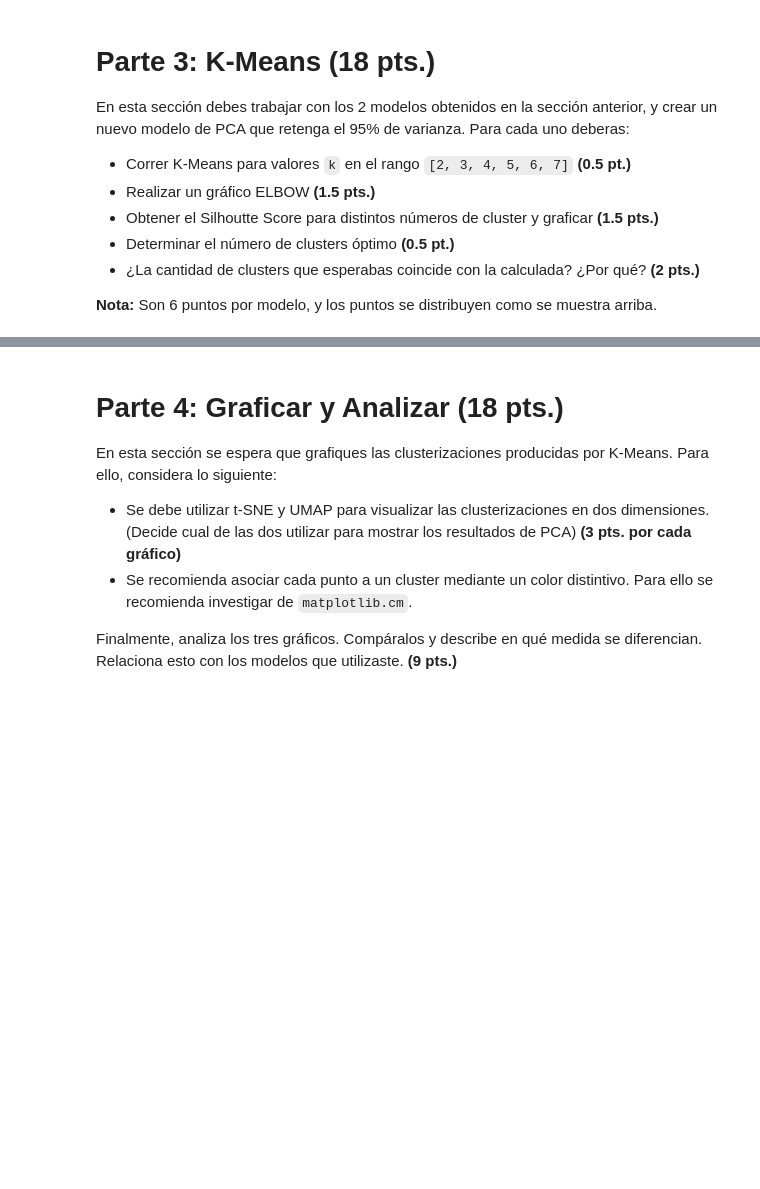
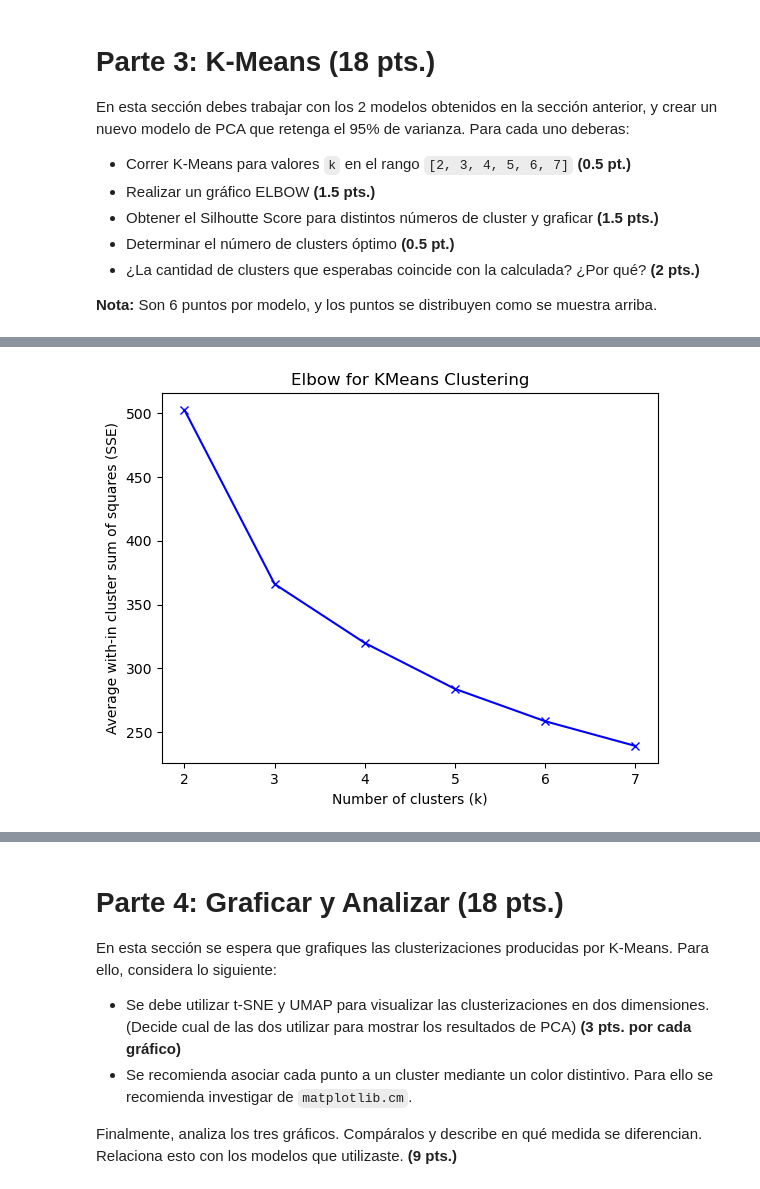
Before and after one commit to pedrozavalat/iic2433-tareas, a Jupyter notebook: t2/T2.ipynb, the cells around one changed output, grey strips where cells are left out. Saved outputs shown, nothing was run; the diff lists cells and outputs as text; code cells hidden in the pictures; blank space fills up the shorter version.

```diff
--- a/t2/T2.ipynb
+++ b/t2/T2.ipynb
@@ -300,2 +299,26 @@ def elbow_method(X, range_n_clusters):
+# %%
+# Para ilustrar un grafico ELBOW for k-means, considere una funcion de la siguiente pagina. Esta funcion permite graficar la curva del codo,
+# en donde relaciona cada valor de k con la suma de las distancias al cuadrado de cada punto al centroide mas cercano.
+# Por lo tanto, el valor de k optimo que se escogera, sera aquel en donde la curva del codo se estabilice, es decir, que la suma de las distancias al cuadrado
+# no varie mucho al aumentar el valor de k.
+# Los objetivos de clustering con K-means son:
+#   1. Minimizar distancia entre objetos de un cluster a su centroide
+#   2. Maximizar distancia entre objetos de clusters distintos.
+# Por ello, el error de la suma de las distancias al cuadrado nos permite cumplir el objetivo 1.
+
+
+# REFERENCIA: https://www.analyticslane.com/2023/06/09/metodo-del-codo-elbow-method-para-seleccionar-el-numero-optimo-de-clusteres-en-k-means/
+def plot_elbow(X, range_n_clusters):
+    sum_of_squared_distances = []
+    for k in range_n_clusters: # Por cada valor de k, calculamos guardamos la suma de las distancias al cuadrado de cada punto al centroide mas cercano
+        kmeans = KMeans(n_clusters=k)
+        kmeans.fit(X)
+        sum_of_squared_distances.append(kmeans.inertia_) # inertia_ es la suma de las distancias al cuadrado de cada punto al centroide mas cercano
+    # Graficar la curva del codo
+    plt.plot(range_n_clusters, sum_of_squared_distances, 'bx-') # Luego graficamos la curva del codo,
+    plt.xlabel('Number of clusters (k)')                        # relacionado el valor de k con la suma de las distancias al cuadrado
+    plt.ylabel('Average with-in cluster sum of squares (SSE)')
+    plt.title('Elbow for KMeans Clustering')
+    plt.show()
 # %%
 range_n_clusters = [2,3,4,5,6,7]
@@ -364,0 +427,5 @@ elbow_method(projection_tsne, range_n_clusters)
+# %%
+# Graficamos el elbow for k-means para el modelo
+plot_elbow(X_reduced, range_n_clusters)
+# %% [output]
+[figure, added]
```
Also changed, not shown: parts of 34 cells of this notebook.
